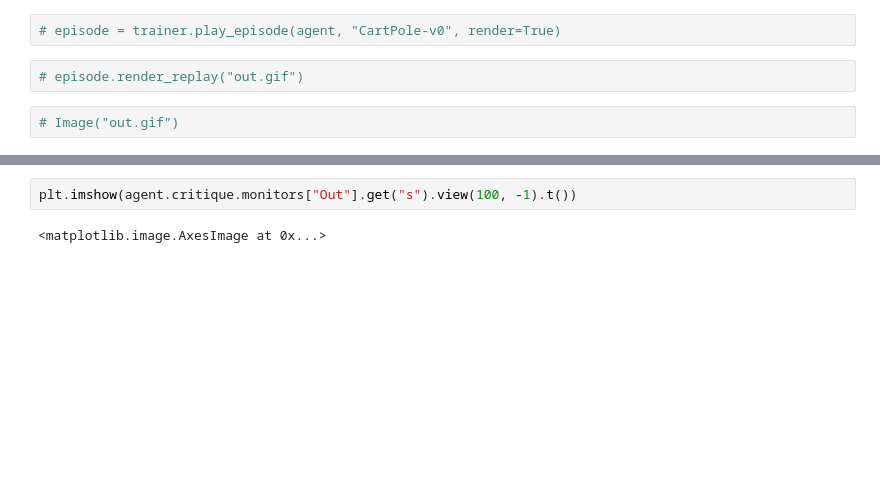
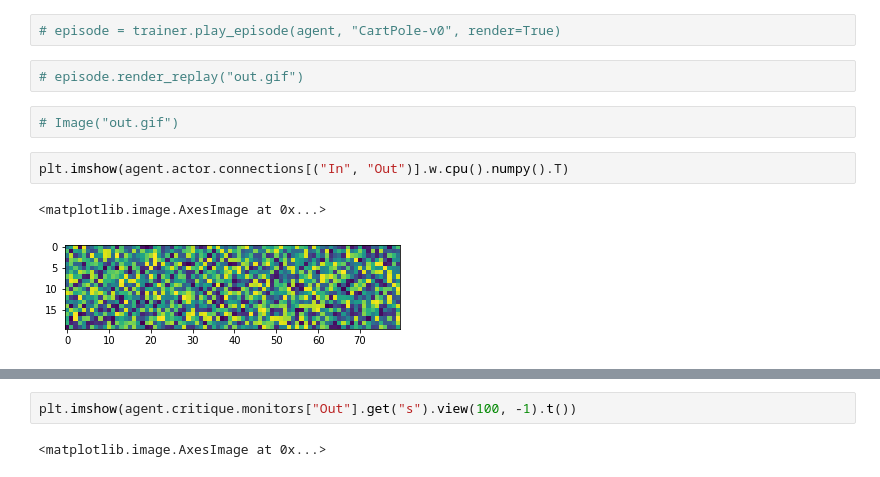
Before and after one commit to danielgafni/masters, a Jupyter notebook: notebooks/Agent.ipynb, the cells around one changed output, grey strips where cells are left out. Drawn from its saved outputs; the diff is of its cells as text; blank space fills up the shorter version.

```diff
--- a/notebooks/Agent.ipynb
+++ b/notebooks/Agent.ipynb
@@ -62,6 +51,11 @@ trainer = A2CTrainer(num_episodes=10, spikes_to_value=1)#, device=device)
 # episode.render_replay("out.gif")
 # %%
 # Image("out.gif")
+# %%
+plt.imshow(agent.actor.connections[("In", "Out")].w.cpu().numpy().T)
+# %% [output]
+<matplotlib.image.AxesImage at 0x...>
+[figure, added]
 # %%
 trainer.fit(agent, "CartPole-v0")
 # %% [output]
```
Also changed, not shown: parts of 20 cells of this notebook, 3 other files.
